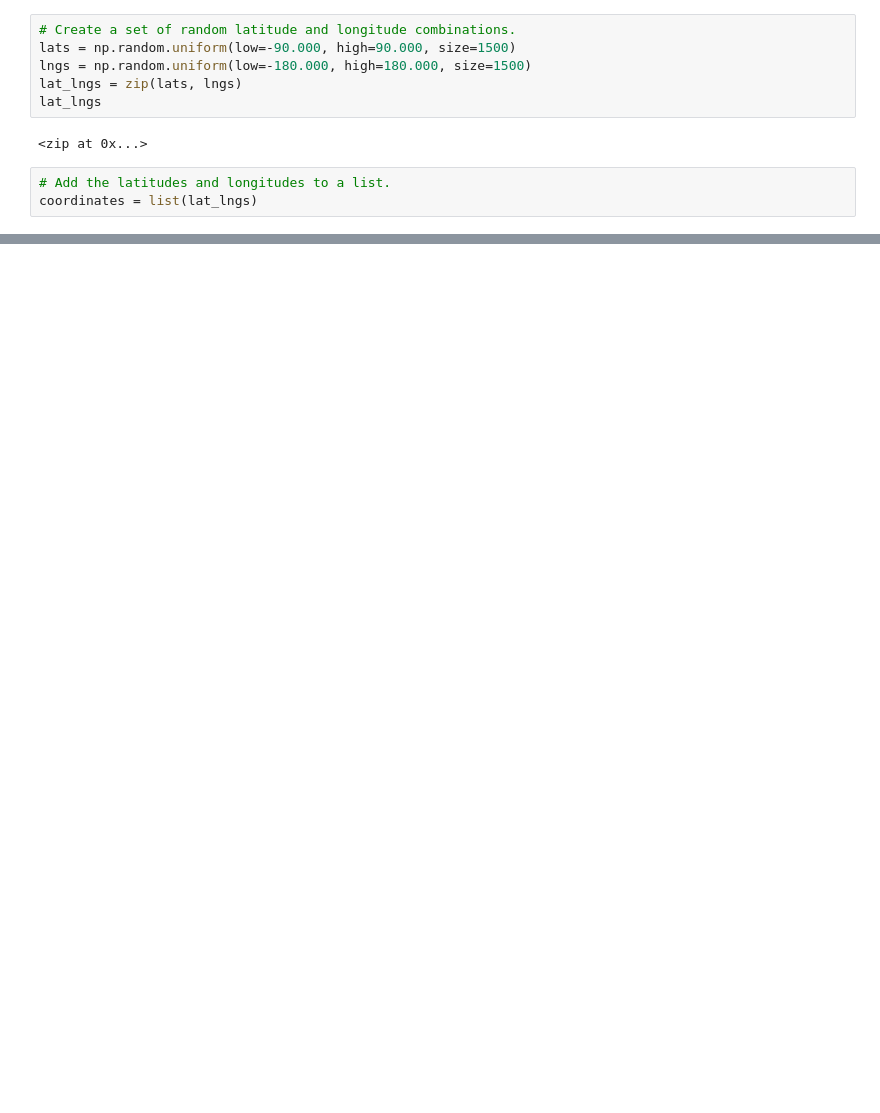
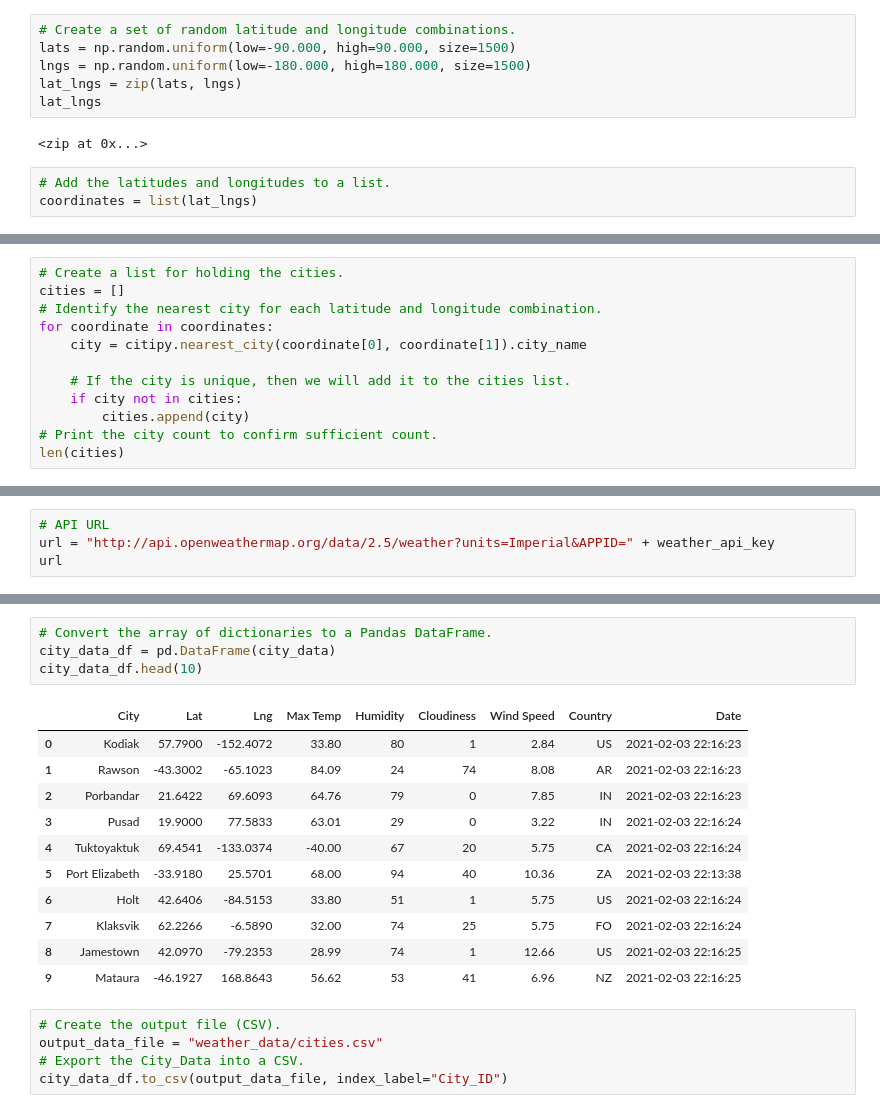
Before and after one commit to poboisvert/World_Weather_Analysis, a Jupyter notebook: WeatherPy.ipynb, the cells around one changed output, grey strips where cells are left out. Saved outputs shown, nothing was run; the diff lists cells and outputs as text; blank space fills up the shorter version.

Commit message:
fetch API and DataFrame

```diff
--- a/WeatherPy.ipynb
+++ b/WeatherPy.ipynb
@@ -21,0 +26,12 @@ AttributeError: 'list' object has no attribute 'head'
+# %%
+# Create a list for holding the cities.
+cities = []
+# Identify the nearest city for each latitude and longitude combination.
+for coordinate in coordinates:
+    city = citipy.nearest_city(coordinate[0], coordinate[1]).city_name
+
+    # If the city is unique, then we will add it to the cities list.
+    if city not in cities:
+        cities.append(city)
+# Print the city count to confirm sufficient count.
+len(cities)
@@ -21,0 +40,4 @@ AttributeError: 'list' object has no attribute 'head'
+# %%
+# API URL
+url = "http://api.openweathermap.org/data/2.5/weather?units=Imperial&APPID=" + weather_api_key
+url
@@ -21,0 +135,21 @@ AttributeError: 'list' object has no attribute 'head'
+# %%
+# Convert the array of dictionaries to a Pandas DataFrame.
+city_data_df = pd.DataFrame(city_data)
+city_data_df.head(10)
+# %% [output]
+|  | City | Lat | Lng | Max Temp | Humidity | Cloudiness | Wind Speed | Country | Date |
+| 0 | Kodiak | 57.7900 | -152.4072 | 33.80 | 80 | 1 | 2.84 | US | 2021-02-03 22:16:23 |
+| 1 | Rawson | -43.3002 | -65.1023 | 84.09 | 24 | 74 | 8.08 | AR | 2021-02-03 22:16:23 |
+| 2 | Porbandar | 21.6422 | 69.6093 | 64.76 | 79 | 0 | 7.85 | IN | 2021-02-03 22:16:23 |
+| 3 | Pusad | 19.9000 | 77.5833 | 63.01 | 29 | 0 | 3.22 | IN | 2021-02-03 22:16:24 |
+| 4 | Tuktoyaktuk | 69.4541 | -133.0374 | -40.00 | 67 | 20 | 5.75 | CA | 2021-02-03 22:16:24 |
+| 5 | Port Elizabeth | -33.9180 | 25.5701 | 68.00 | 94 | 40 | 10.36 | ZA | 2021-02-03 22:13:38 |
+| 6 | Holt | 42.6406 | -84.5153 | 33.80 | 51 | 1 | 5.75 | US | 2021-02-03 22:16:24 |
+| 7 | Klaksvik | 62.2266 | -6.5890 | 32.00 | 74 | 25 | 5.75 | FO | 2021-02-03 22:16:24 |
+| 8 | Jamestown | 42.0970 | -79.2353 | 28.99 | 74 | 1 | 12.66 | US | 2021-02-03 22:16:25 |
+| 9 | Mataura | -46.1927 | 168.8643 | 56.62 | 53 | 41 | 6.96 | NZ | 2021-02-03 22:16:25 |
+# %%
+# Create the output file (CSV).
+output_data_file = "weather_data/cities.csv"
+# Export the City_Data into a CSV.
+city_data_df.to_csv(output_data_file, index_label="City_ID")
```
Also changed, not shown: parts of 5 cells of this notebook, 2 other files.
